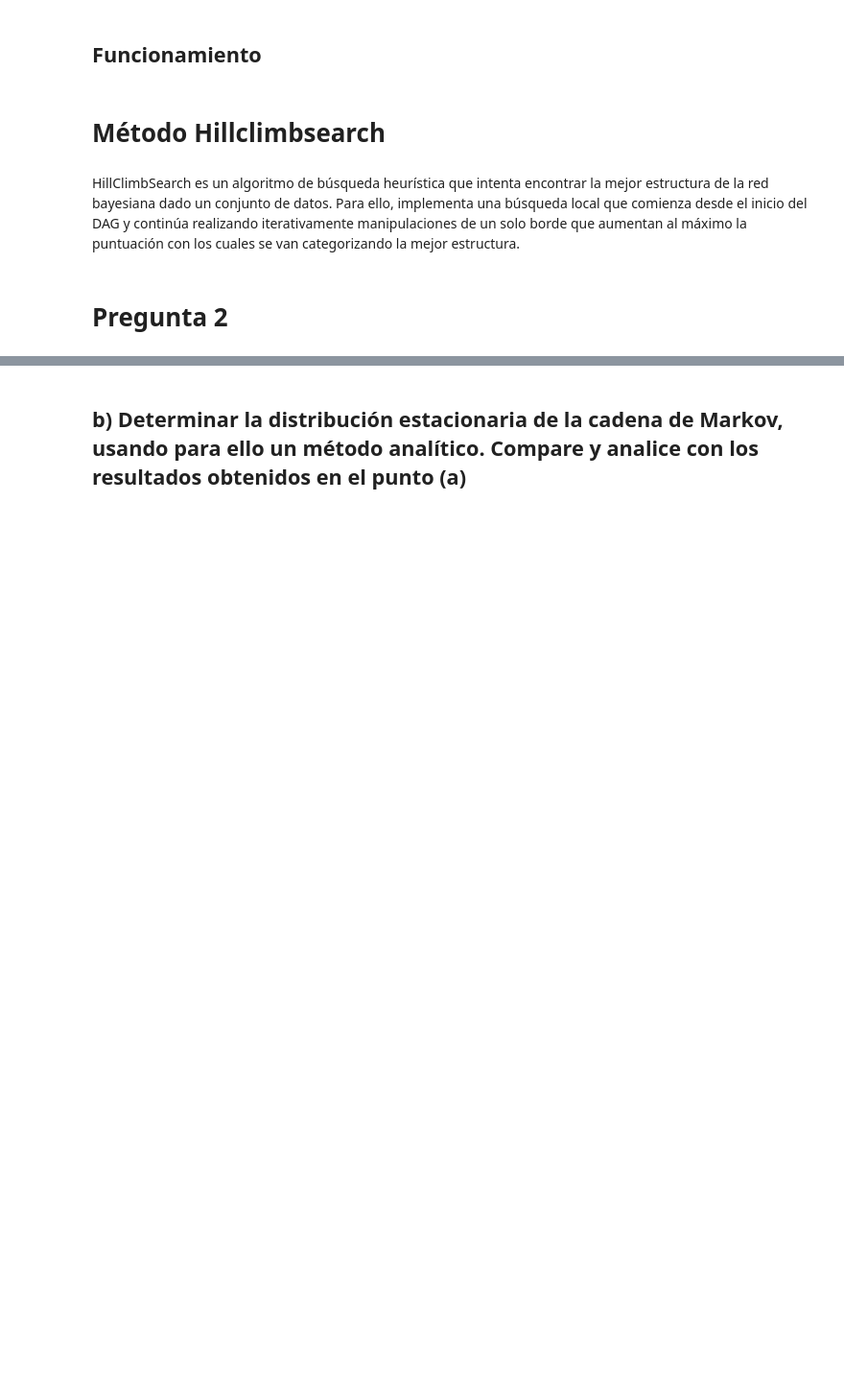
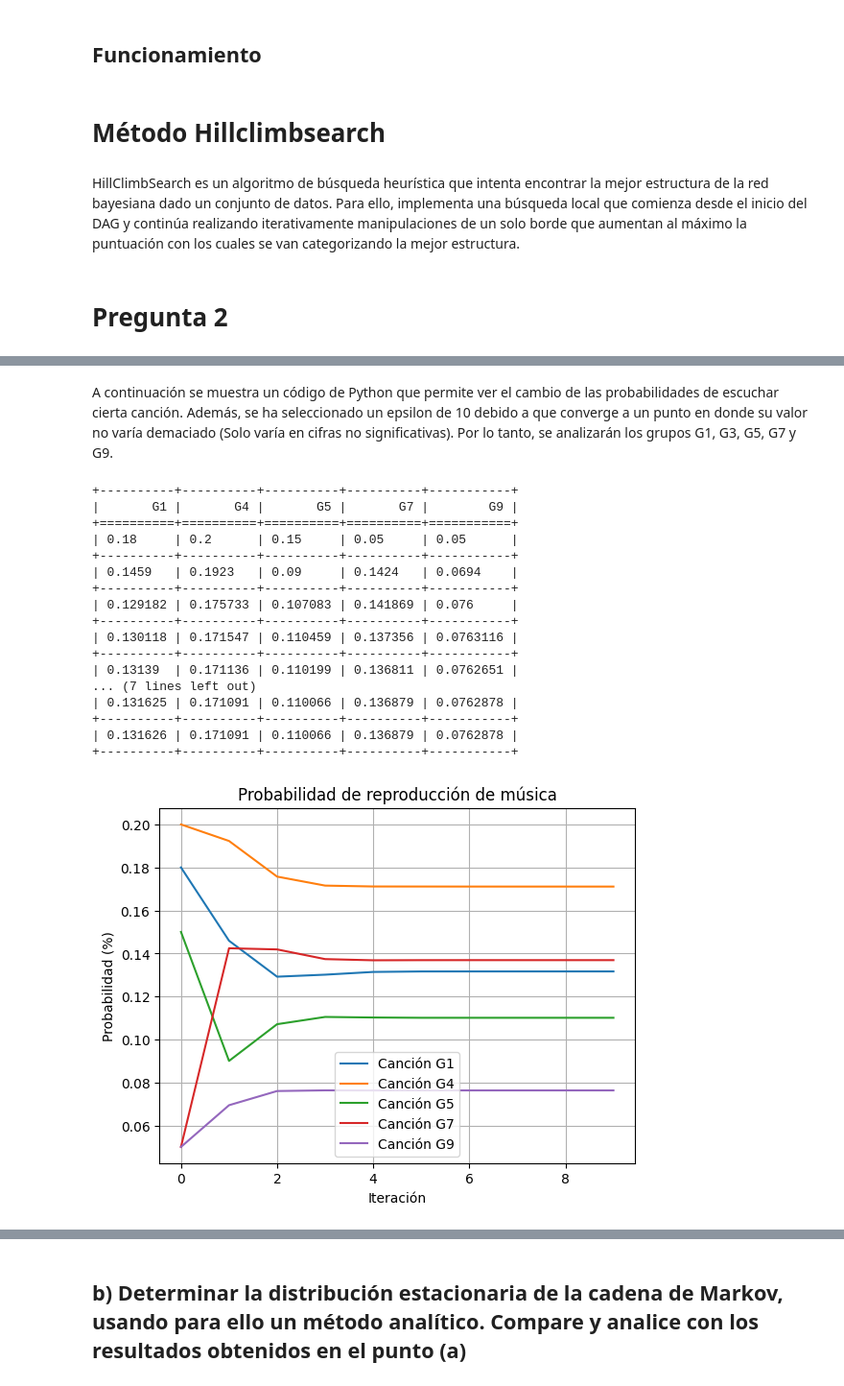
Before and after one commit to xeromark/TareasIA, a Jupyter notebook: TareaIA.ipynb, the cells around one changed output, grey strips where cells are left out. Shown: that part at 96% size. Saved outputs shown, nothing was run; the diff lists cells and outputs as text; code cells hidden in the pictures; blank space fills up the shorter version.

```diff
--- a/TareaIA.ipynb
+++ b/TareaIA.ipynb
@@ -49,0 +52,66 @@ print(tabulate(model1['independence_test'], headers="keys"))
+# %% [markdown]
+A continuación se muestra un código de Python que permite ver el cambio de las probabilidades de escuchar cierta canción. Además, se ha seleccionado un epsilon de 10 debido a que converge a un punto en donde su valor no varía demaciado (Solo varía en cifras no significativas). Por lo tanto, se analizarán los grupos G1, G3, G5, G7 y G9.
+# %%
+import numpy as np
+from tabulate import tabulate
+import matplotlib.pyplot as plt
+
+# matriz de Transición de cada distribución de probabilidad
+Matriz_T = np.array([
+   #  G1    G2    G3    G4    G5    G6    G7    G8    G9
+    [0.25, 0.06, 0.08, 0.15, 0.04, 0.02, 0.15, 0.15, 0.10],  # G1
+    [0.15, 0.15, 0.10, 0.22, 0.01, 0.02, 0.15, 0.10, 0.10],  # G2
+    [0.12, 0.00, 0.05, 0.24, 0.14, 0.04, 0.27, 0.07, 0.07],  # G3
+    [0.05, 0.13, 0.05, 0.30, 0.10, 0.10, 0.22, 0.05, 0.00],  # G4
+    [0.18, 0.20, 0.07, 0.20, 0.15, 0.05, 0.05, 0.05, 0.05],  # G5
+    [0.20, 0.10, 0.20, 0.05, 0.05, 0.10, 0.02, 0.15, 0.13],  # G6
+    [0.01, 0.05, 0.15, 0.14, 0.17, 0.10, 0.12, 0.10, 0.16],  # G7
+    [0.17, 0.15, 0.07, 0.07, 0.15, 0.10, 0.12, 0.09, 0.08],  # G8
+    [0.13, 0.11, 0.13, 0.03, 0.20, 0.20, 0.04, 0.15, 0.01]   # G9
+])
+
+### Declaracion de variables
+estadoActual = [0, 0, 0, 0, 1, 0, 0, 0, 0]
+temporal = [] #lista vacia para guardar los datos.
+fs = [0,3,4,6,8] # Filas Seleccionadas para mostrar, en este caso G1, G3. G5, G7, G9
+Epsilon = 10 # Parámetro Epsilon solicitado, solo serán 10 iteraciones porque con un mayor valor varía poco
+
+### Lógica del random-walk
+for i in range(Epsilon):
+   estadoActual = np.dot(estadoActual , Matriz_T) # Acumula el estado actual con el siguiente
+   temporal.append(estadoActual) # Con cada iteracion se alamcena su resultado acumulado
+
+temporal = np.array(temporal) # Lo pasamos a una lista de array de tipo enteros no tuplas
+
+# Se muestran y grafican los resultados obtenidos
+for i in fs:
+  plt.plot(temporal[: , i], label=f'Canción G{i+1}')
+
+# Mostrar la tabla tabulada asociada al grafico
+print(tabulate(temporal[:, fs], headers=["G1","G4","G5","G7","G9"], tablefmt="grid"))
+
+plt.xlabel('Iteración')
+plt.ylabel('Probabilidad (%)')
+plt.title('Probabilidad de reproducción de música')
+plt.legend()
+plt.grid(True)
+plt.show()
+# %% [output]
++----------+----------+----------+----------+-----------+
+|       G1 |       G4 |       G5 |       G7 |        G9 |
++==========+==========+==========+==========+===========+
+| 0.18     | 0.2      | 0.15     | 0.05     | 0.05      |
++----------+----------+----------+----------+-----------+
+| 0.1459   | 0.1923   | 0.09     | 0.1424   | 0.0694    |
++----------+----------+----------+----------+-----------+
+| 0.129182 | 0.175733 | 0.107083 | 0.141869 | 0.076     |
++----------+----------+----------+----------+-----------+
+| 0.130118 | 0.171547 | 0.110459 | 0.137356 | 0.0763116 |
++----------+----------+----------+----------+-----------+
+| 0.13139  | 0.171136 | 0.110199 | 0.136811 | 0.0762651 |
+... (7 lines left out)
+| 0.131625 | 0.171091 | 0.110066 | 0.136879 | 0.0762878 |
++----------+----------+----------+----------+-----------+
+| 0.131626 | 0.171091 | 0.110066 | 0.136879 | 0.0762878 |
++----------+----------+----------+----------+-----------+
+[figure, added]
```
Also changed, not shown: parts of 6 cells of this notebook.
